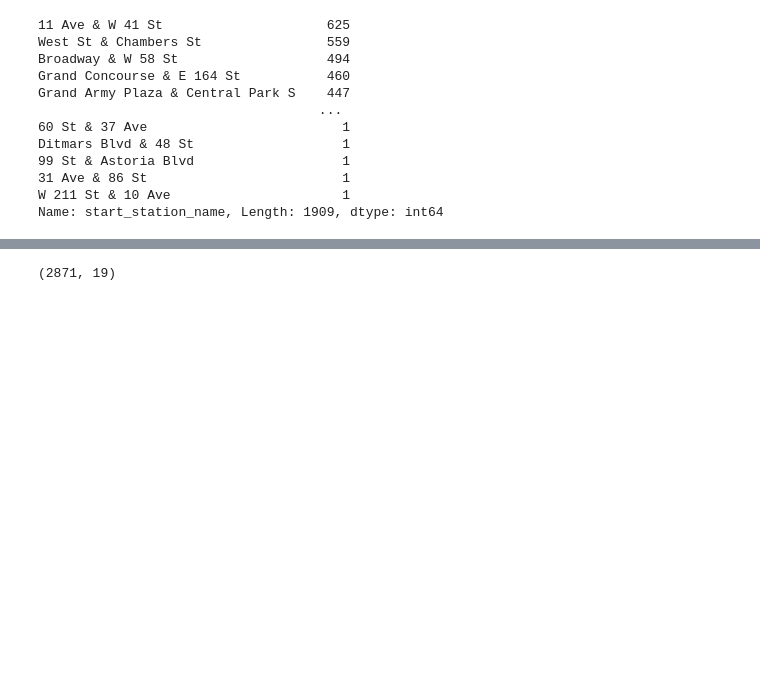
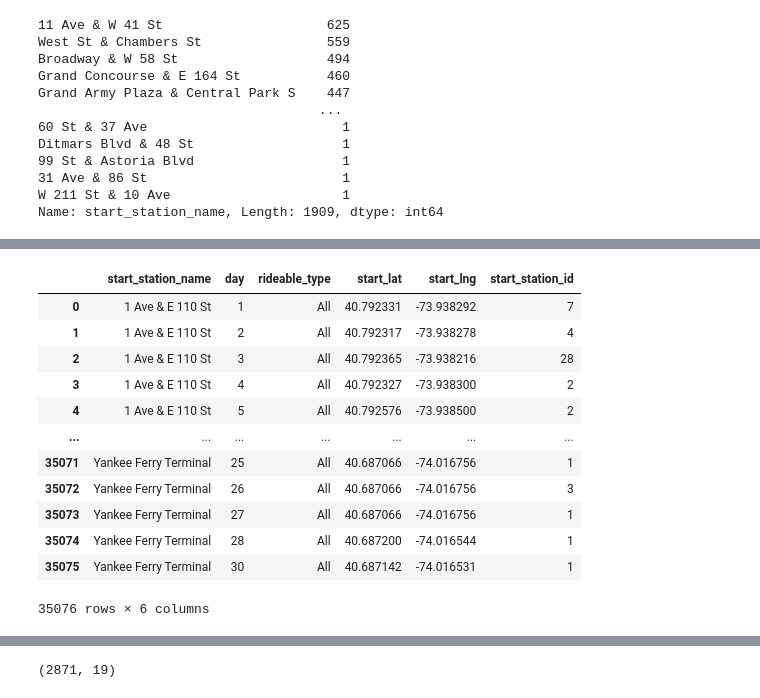
Before and after one commit to michaelrios2015/citi_bike, a Jupyter notebook: project.ipynb, the cells around one changed output, grey strips where cells are left out. Saved outputs shown, nothing was run; the diff lists cells and outputs as text; code cells hidden in the pictures; blank space fills up the shorter version.

```diff
--- a/project.ipynb
+++ b/project.ipynb
@@ -260,0 +188,6 @@ Name: start_station_name, Length: 972, dtype: int64
+# %%
+test_2 = less_2_min_same_satation.groupby(['start_station_name', 'day']).agg({'start_lat': 'mean', 'start_lng': 'mean', 'start_station_id': "count"}).reset_index()
+# df.groupby(['Animal']).mean()
+# test = less_2_min_same_satation.groupby(['start_station_name', 'day', 'rideable_type']).mean(['start_lat'])
+# df.groupby('A').agg({'B': ['min', 'max'], 'C': 'sum'})
+test_2
@@ -260,0 +208,19 @@ Name: start_station_name, Length: 972, dtype: int64
+# %%
+# still doing it
+test_2.insert(loc = 2, column = 'rideable_type', value = "All")
+
+test_2
+# %% [output]
+|  | start_station_name | day | rideable_type | start_lat | start_lng | start_station_id |
+| 0 | 1 Ave & E 110 St | 1 | All | 40.792331 | -73.938292 | 7 |
+| 1 | 1 Ave & E 110 St | 2 | All | 40.792317 | -73.938278 | 4 |
+| 2 | 1 Ave & E 110 St | 3 | All | 40.792365 | -73.938216 | 28 |
+| 3 | 1 Ave & E 110 St | 4 | All | 40.792327 | -73.938300 | 2 |
+| 4 | 1 Ave & E 110 St | 5 | All | 40.792576 | -73.938500 | 2 |
+| ... | ... | ... | ... | ... | ... | ... |
+| 35071 | Yankee Ferry Terminal | 25 | All | 40.687066 | -74.016756 | 1 |
+| 35072 | Yankee Ferry Terminal | 26 | All | 40.687066 | -74.016756 | 3 |
+| 35073 | Yankee Ferry Terminal | 27 | All | 40.687066 | -74.016756 | 1 |
+| 35074 | Yankee Ferry Terminal | 28 | All | 40.687200 | -74.016544 | 1 |
+| 35075 | Yankee Ferry Terminal | 30 | All | 40.687142 | -74.016531 | 1 |
+35076 rows × 6 columns
```
Also changed, not shown: parts of 33 cells of this notebook.
